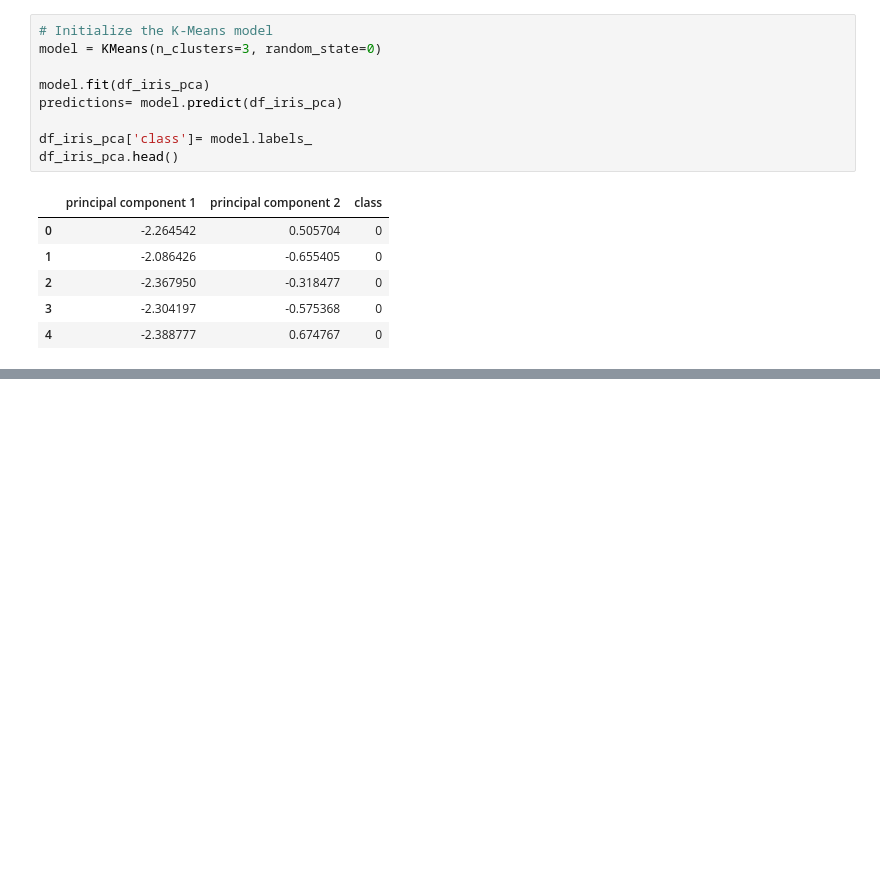
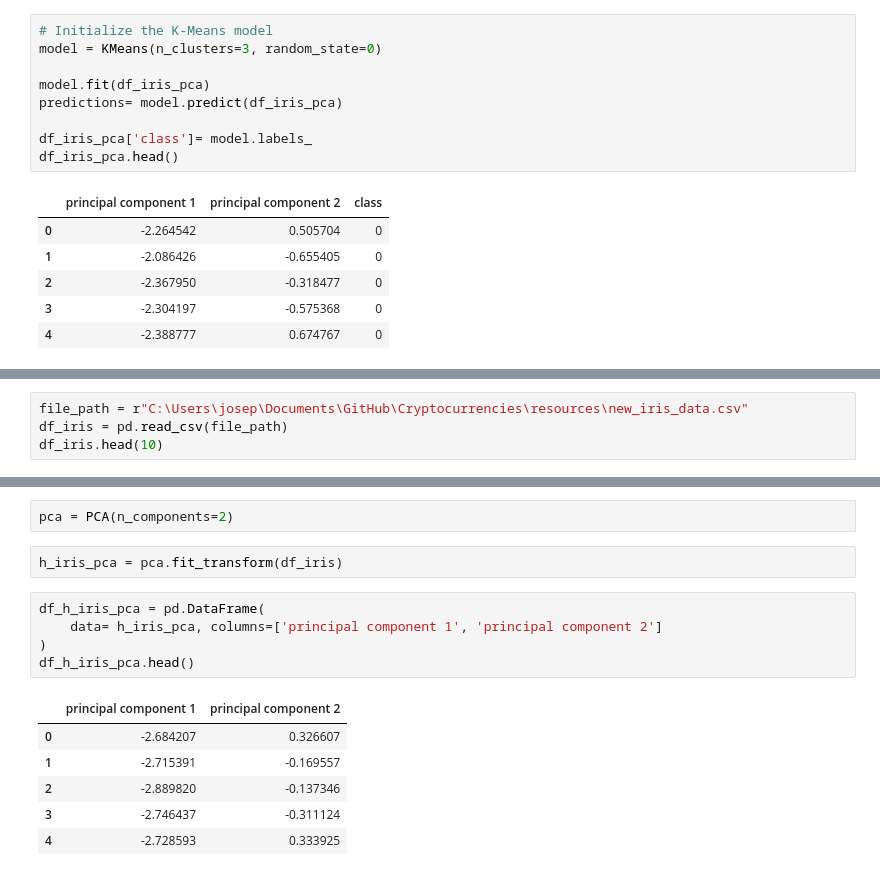
Before and after one commit to jobloom79/Cryptocurrencies, a Jupyter notebook: iris.ipynb, the cells around one changed output, grey strips where cells are left out. Cells and saved outputs as stored; diff of their text form; blank space fills up the shorter version.

```diff
--- a/iris.ipynb
+++ b/iris.ipynb
@@ -238,3 +239,7 @@ df_iris_pca.hvplot.scatter(
 )
 # %% [output]
 [interactive output not drawn]
+# %%
+file_path = r"C:\Users\josep\Documents\GitHub\Cryptocurrencies\resources\new_iris_data.csv"
+df_iris = pd.read_csv(file_path)
+df_iris.head(10)
@@ -240,0 +267,16 @@ df_iris_pca.hvplot.scatter(
+# %%
+pca = PCA(n_components=2)
+# %%
+h_iris_pca = pca.fit_transform(df_iris)
+# %%
+df_h_iris_pca = pd.DataFrame(
+    data= h_iris_pca, columns=['principal component 1', 'principal component 2']
+)
+df_h_iris_pca.head()
+# %% [output]
+|  | principal component 1 | principal component 2 |
+| 0 | -2.684207 | 0.326607 |
+| 1 | -2.715391 | -0.169557 |
+| 2 | -2.889820 | -0.137346 |
+| 3 | -2.746437 | -0.311124 |
+| 4 | -2.728593 | 0.333925 |
```
Also changed, not shown: parts of 9 cells of this notebook, 3 other files.
